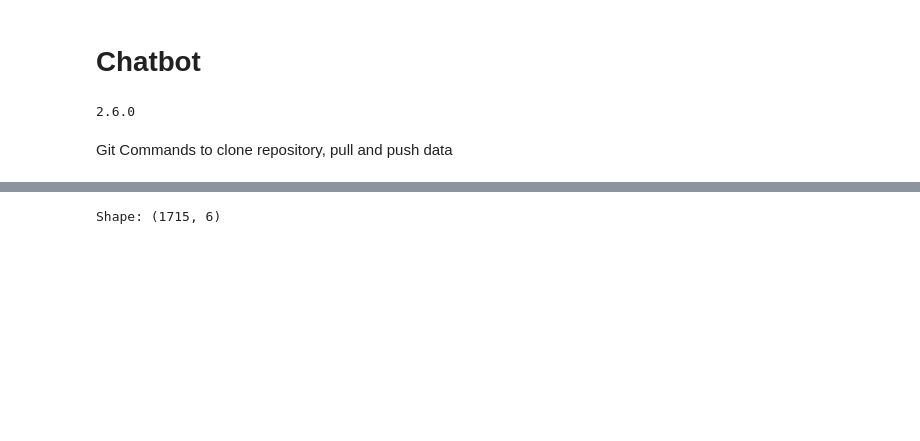
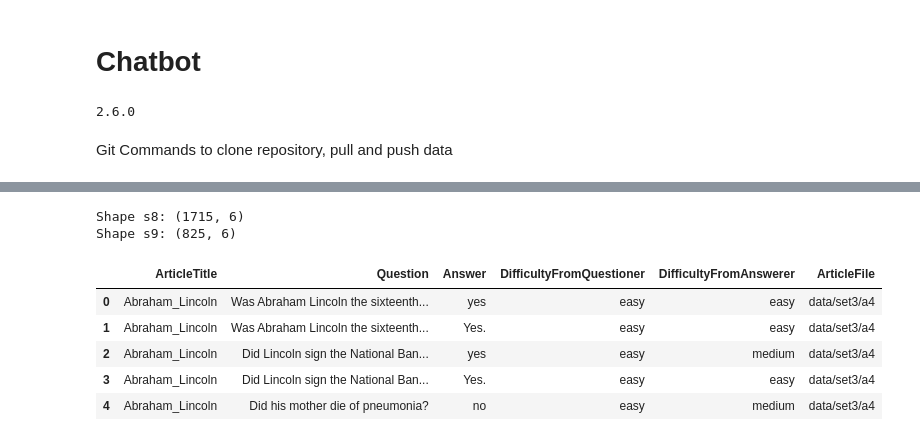
Before and after one commit to aanchal0431/chatbot, a Jupyter notebook: SEP_728_Chatbot.ipynb, the cells around one changed output, grey strips where cells are left out. Drawn from its saved outputs; the diff is of its cells as text; code cells hidden in the pictures; blank space fills up the shorter version.

Commit message:
Brought in data. Prepped for modeling. Tried to train a basic model. Called out my issues as #Issue.

```diff
--- a/SEP_728_Chatbot.ipynb
+++ b/SEP_728_Chatbot.ipynb
@@ -30,6 +47,18 @@ Load Datasets
 # %%
 cur_path = 'Data/Question_Answer_Dataset_v1.2/'
 data_s8 = pd.read_csv(cur_path + 'S08/question_answer_pairs.txt', delimiter="\t")
-print("Shape:", data_s8.shape)
+data_s9 = pd.read_csv(cur_path + 'S09/question_answer_pairs.txt', delimiter="\t")
+#data_s10 = pd.read_csv(cur_path + 'S10/question_answer_pairs.txt', delimiter="\t") #IssueL Couldn't bring in s10
+print("Shape s8:", data_s8.shape)
+print("Shape s9:", data_s9.shape)
+#print("Shape s10:", data_s10.shape)
+data_s8.head()
 # %% [output]
-Shape: (1715, 6)
+Shape s8: (1715, 6)
+Shape s9: (825, 6)
+|  | ArticleTitle | Question | Answer | DifficultyFromQuestioner | DifficultyFromAnswerer | ArticleFile |
+| 0 | Abraham_Lincoln | Was Abraham Lincoln the sixteenth... | yes | easy | easy | data/set3/a4 |
+| 1 | Abraham_Lincoln | Was Abraham Lincoln the sixteenth... | Yes. | easy | easy | data/set3/a4 |
+| 2 | Abraham_Lincoln | Did Lincoln sign the National Ban... | yes | easy | medium | data/set3/a4 |
+| 3 | Abraham_Lincoln | Did Lincoln sign the National Ban... | Yes. | easy | easy | data/set3/a4 |
+| 4 | Abraham_Lincoln | Did his mother die of pneumonia? | no | easy | medium | data/set3/a4 |
```
Also changed, not shown: parts of 11 cells of this notebook.
